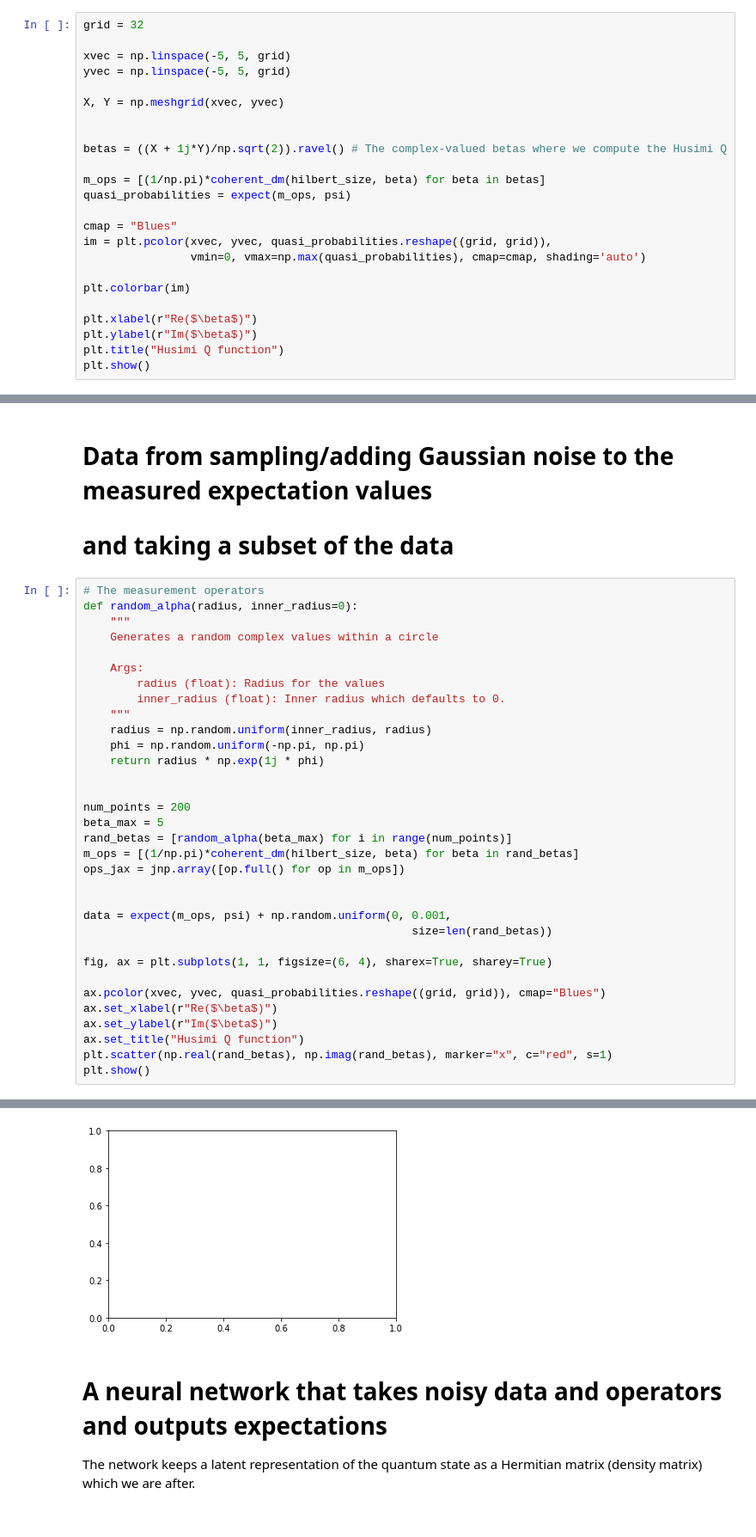
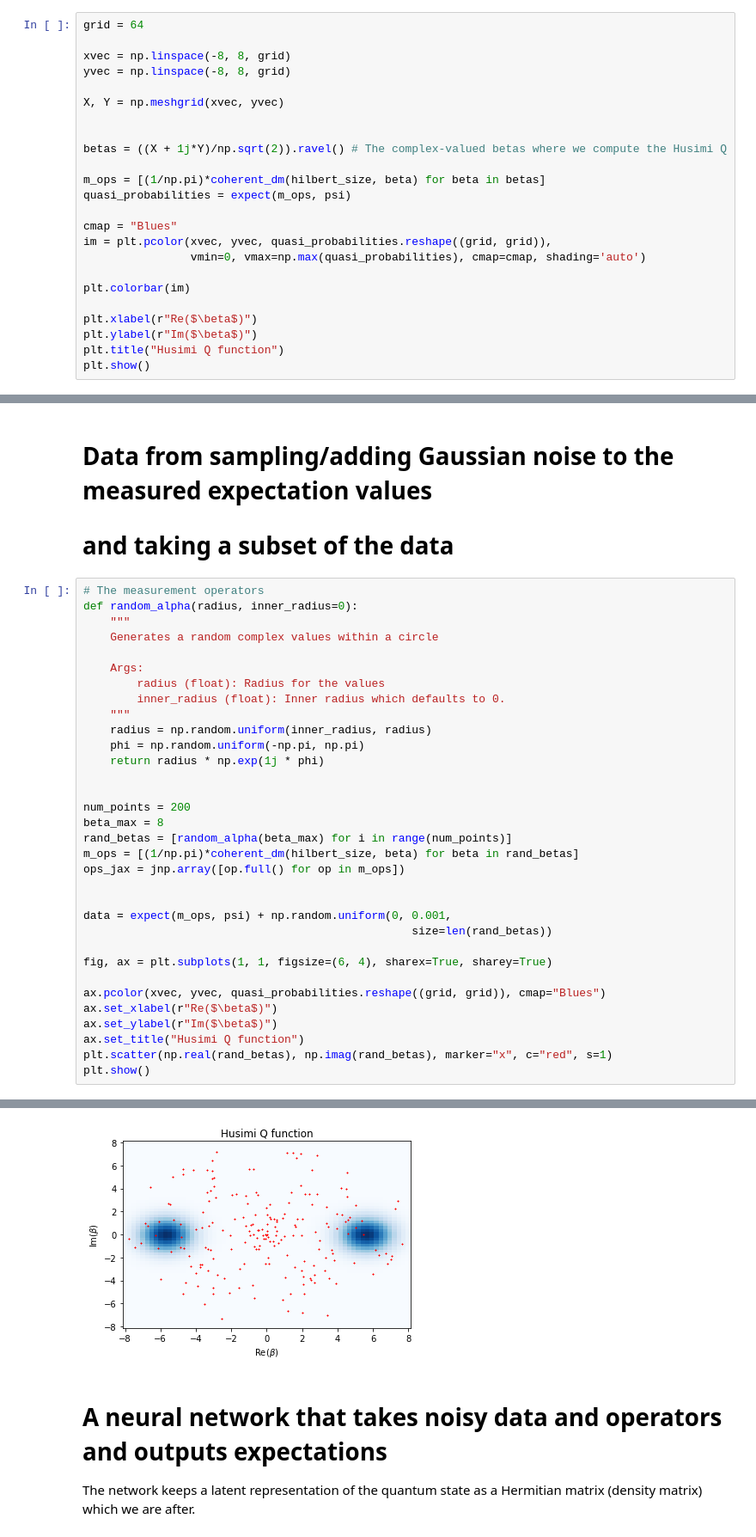
Before and after one commit to quantshah/qst-cgan, a Jupyter notebook: examples/nn-qst-with-jax.ipynb, the cells around one changed output, grey strips where cells are left out. Shown: that part at 86% size. Saved outputs shown, nothing was run; the diff lists cells and outputs as text.

Commit message:
plots

```diff
--- a/examples/nn-qst-with-jax.ipynb
+++ b/examples/nn-qst-with-jax.ipynb
@@ -95,10 +94,10 @@ $$\mathcal O_i = \frac{1}{\pi}|\beta_i \rangle \langle \beta_i|$$
 
 where $|\beta_i \rangle $ are coherent states written in the Fock basis.
 # %%
-grid = 32
+grid = 64
 
-xvec = np.linspace(-5, 5, grid)
-yvec = np.linspace(-5, 5, grid)
+xvec = np.linspace(-8, 8, grid)
+yvec = np.linspace(-8, 8, grid)
 
 X, Y = np.meshgrid(xvec, yvec)
 
@@ -193,7 +192,7 @@ def random_alpha(radius, inner_radius=0):
 
 
 num_points = 200
-beta_max = 5
+beta_max = 8
 rand_betas = [random_alpha(beta_max) for i in range(num_points)]
 m_ops = [(1/np.pi)*coherent_dm(hilbert_size, beta) for beta in rand_betas]
 ops_jax = jnp.array([op.full() for op in m_ops])
@@ -215,4 +213,4 @@ NameError: name 'quasi_probabilities' is not defined
-[figure, old version]
+[figure, new version]
 # %% [markdown]
 # A neural network that takes noisy data and operators and outputs expectations
 
```
Also changed, not shown: parts of 8 cells of this notebook.
